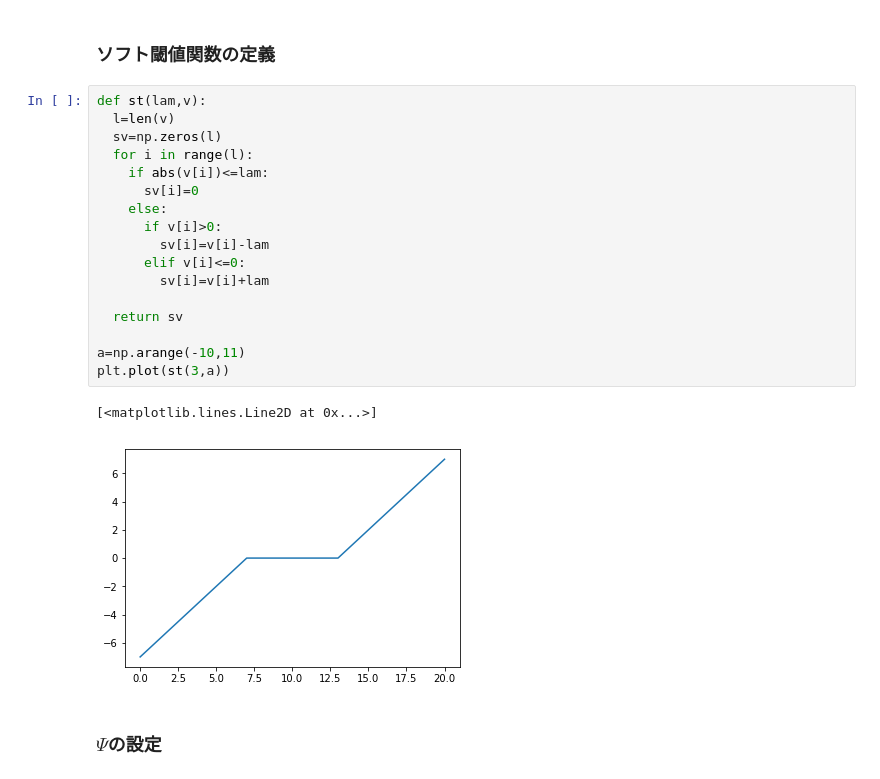
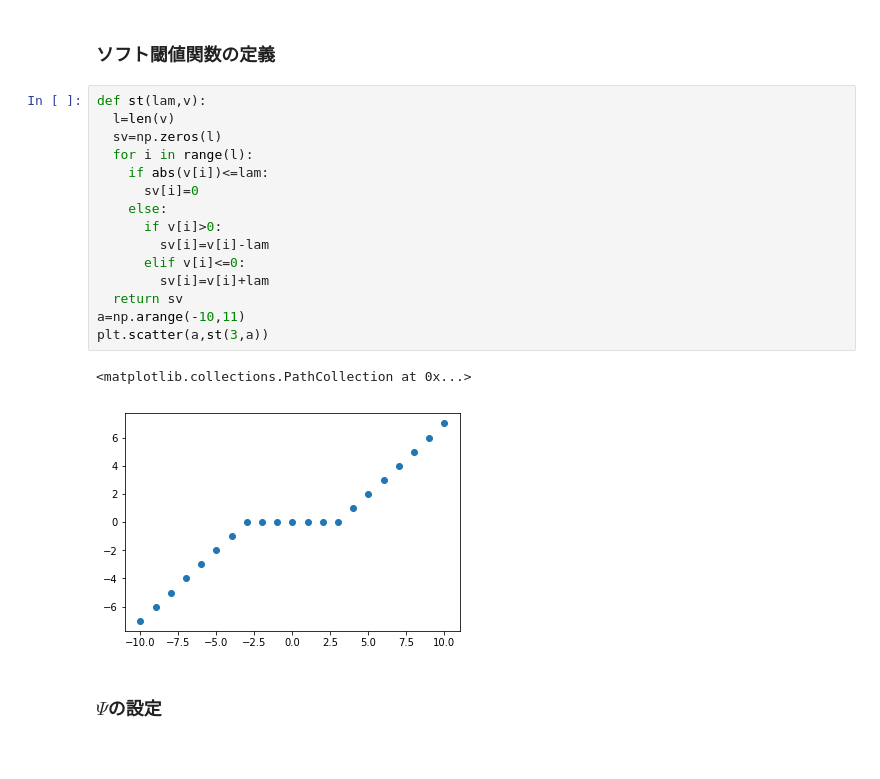
Before and after one commit to Daisuke0209/sparse_modeling, a Jupyter notebook: 190420_total_variation_denoising.ipynb, the cells around one changed output. Saved outputs shown, nothing was run; the diff lists cells and outputs as text.

```diff
--- a/190420_total_variation_denoising.ipynb
+++ b/190420_total_variation_denoising.ipynb
@@ -76,23 +76,21 @@ array([[1., 0., 0., ..., 0., 0., 0.],
 # %%
 def st(lam,v):
   l=len(v)
   sv=np.zeros(l)
   for i in range(l):
     if abs(v[i])<=lam:
       sv[i]=0
     else:
       if v[i]>0:
         sv[i]=v[i]-lam
       elif v[i]<=0:
         sv[i]=v[i]+lam
-
   return sv
-
 a=np.arange(-10,11)
-plt.plot(st(3,a))
+plt.scatter(a,st(3,a))
 # %% [output]
-[<matplotlib.lines.Line2D at 0x...>]
+<matplotlib.collections.PathCollection at 0x...>
-[figure, old version]
+[figure, new version]
 # %% [markdown]
 ### $\Psi$の設定
 # %%
```
Also changed, not shown: parts of 4 cells of this notebook.
